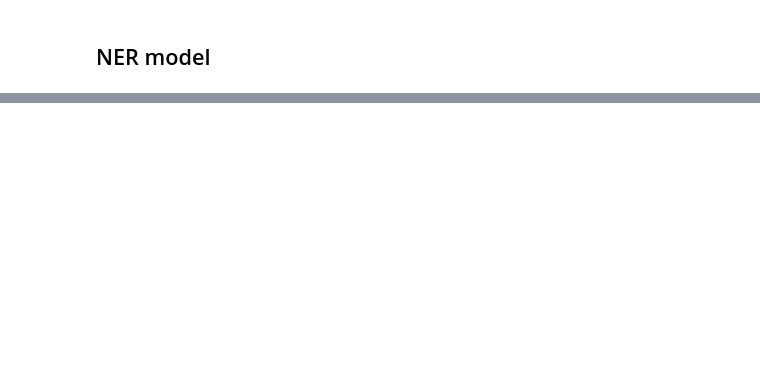
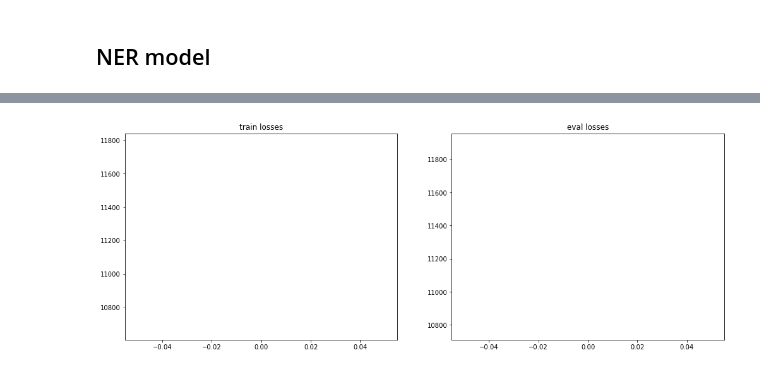
Before and after one commit to Serbernari/NER-summarization, a Jupyter notebook: bart_pretrain.ipynb, the cells around one changed output, grey strips where cells are left out. Cells and saved outputs as stored; diff of their text form; code cells hidden in the pictures; blank space fills up the shorter version.

```diff
--- a/bart_pretrain.ipynb
+++ b/bart_pretrain.ipynb
@@ -382,0 +941,22 @@ HTML(spinner_css + input_form + javascript)
+# %%
+# Optimizer: AdamW
+
+optimizer = AdamW(
+    optimizer_grouped_parameters,
+    lr=base_learning_rate,
+    betas=betas,
+    eps=eps,
+)
+# %%
+# Lr_scheduler
+
+lr_scheduler = get_scheduler(
+    name=lr_scheduler_type,
+    optimizer=optimizer,
+    num_warmup_steps=num_warmup_steps,
+    num_training_steps=num_training_steps
+)
+# %%
+# Metric
+
+metric = load_metric('rouge')
@@ -382,0 +985,7 @@ HTML(spinner_css + input_form + javascript)
+# %%
+# Metrics
+
+train_losses = []
+train_losses_epoch = []
+eval_losses_epoch = []
+metrics = []
@@ -382,0 +1105,11 @@ HTML(spinner_css + input_form + javascript)
+# %%
+# Training and evaluation losses by epoch
+
+fig, ax = plt.subplots(1, 2, figsize=(17,6))
+
+ax[0].plot(train_losses_epoch)
+ax[0].set_title('train losses')
+ax[1].plot(eval_losses_epoch)
+ax[1].set_title('eval losses');
+# %% [output]
+[figure, added]
```
Also changed, not shown: parts of 133 cells of this notebook.
